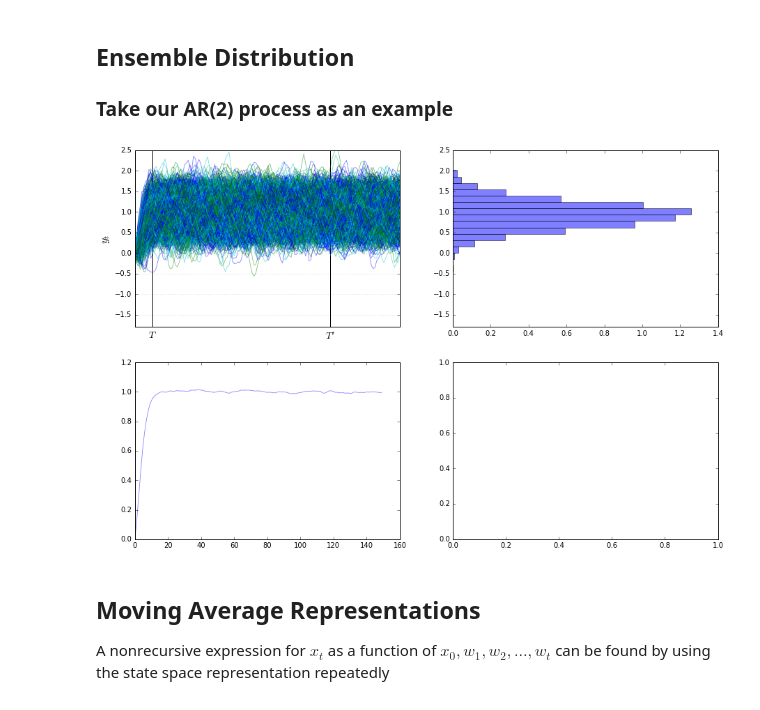
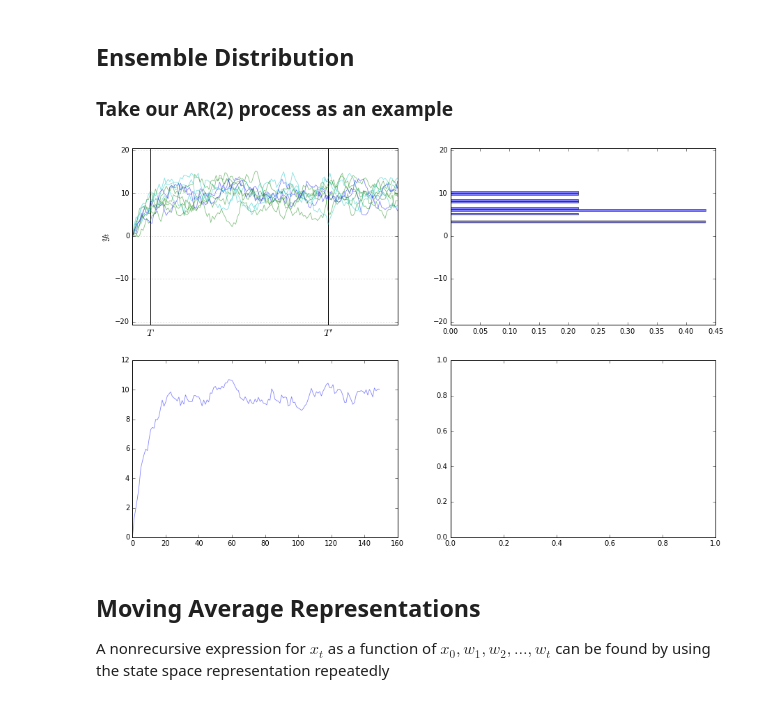
Before and after one commit to mmcky/nyu-econ-370, a Jupyter notebook: notebooks/Linear_state_space-version2.ipynb, the cells around one changed output. Saved outputs shown, nothing was run; the diff lists cells and outputs as text; code cells hidden in the pictures.

```diff
--- a/notebooks/Linear_state_space-version2.ipynb
+++ b/notebooks/Linear_state_space-version2.ipynb
@@ -1066,23 +1066,23 @@ import random
 
 # == Setup Parameters for the Model == #
 
-phi_0 = 0.1
-phi_1 = 1.4
-phi_2 = -0.5
-std = 0.1
+phi_0 = 1
+phi_1 = 0.9
+phi_2 = -0.0
+std = 1
 N = 150
-S = 2000
+S = 10
 
 # == Setup the simulation == #
 
-mu_0 = np.array([1,0,0])
+mu_0 = np.array([phi_0,0,0])
 Sigma_0 = np.zeros((3,3))
 A = np.array(([1,0,0],[phi_0,phi_1,phi_2],[0,1,0]))
 C = np.array(([0,1,0]))
 C_matrix = np.array(([0,0,0], [0,1,0], [0,0,0]))
 G = np.array(([0,1,0]))
 
-ymin, ymax = -1.8, 2.5
+ymin, ymax = -20.8, 20.5
 
 T0 = 10
 T1 = 110
@@ -1097,35 +1097,35 @@ ax.set_ylabel(r'$y_t$', fontsize=16)
 ax.vlines((T0, T1), ymin, ymax)
 ax.set_xticks((T0, T1))
 ax.set_xticklabels((r"$T$", r"$T'$"), fontsize=14)
 
 # = Generate Data and plot = #
 
 sample=[]
 mean_y=np.zeros(N)
 var_y=np.zeros(N)
 for j in range(S):
     Simul_shock = np.random.normal(0, std, N)
     Simul_x = np.zeros((N+1,3))
-    Simul_x[0,:]=np.array([1,0,0])
+    Simul_x[0,:]=np.array([phi_0,0,0])
     Simul_y = np.zeros(N)
     for i in range(0,N):
         Simul_x[i+1,:] = np.dot(A, Simul_x[i,:])+np.dot(C, Simul_shock[i])
         Simul_y[i] = np.dot(G, Simul_x[i,:])
         mean_y[i]=mean_y[i]+Simul_y[i]/S
     sample.append(Simul_y[T0])
     rcolor = random.choice(('c', 'g', 'b'))
     ax.plot(Simul_y, color=rcolor, lw=0.8, alpha=0.5)
 
 axes[0,1].set_ylim(ymin, ymax)
 axes[0,1].hist(sample, bins=16, normed=True, orientation='horizontal', alpha=0.5)
 axes[1,0].plot(mean_y, 'b-', lw=0.8, alpha=0.5)
 plt.show()
 
 # = Use function to compute the unconditional moments = #
 
 #mu_y,Sigma_y,mu_x,Sigma_x = unconditional_moments(A, C_matrix, G, mu_0, Sigma_0, T0)
 # %% [output]
-[figure, old version]
+[figure, new version]
 # %% [markdown]
 ## Moving Average Representations
 
```
Also changed, not shown: parts of 3 cells of this notebook.
